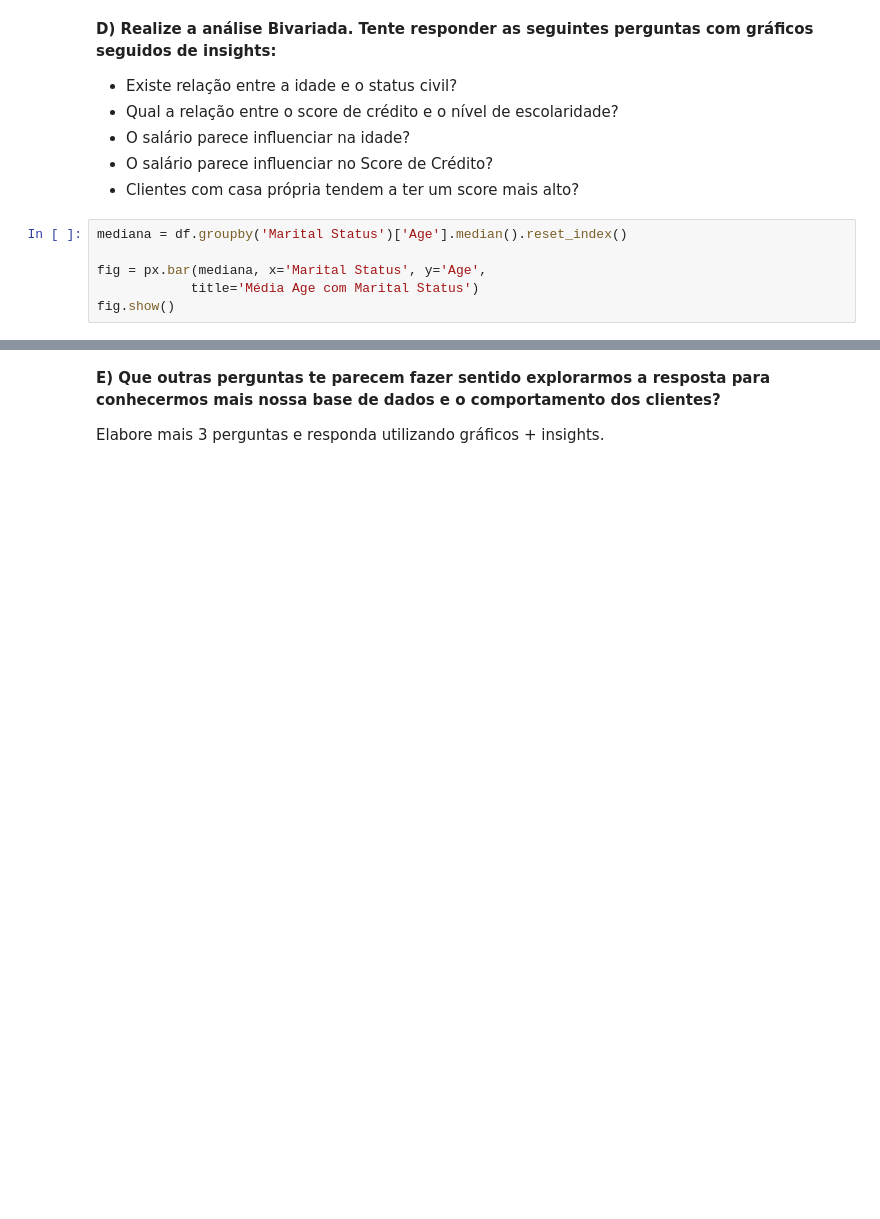
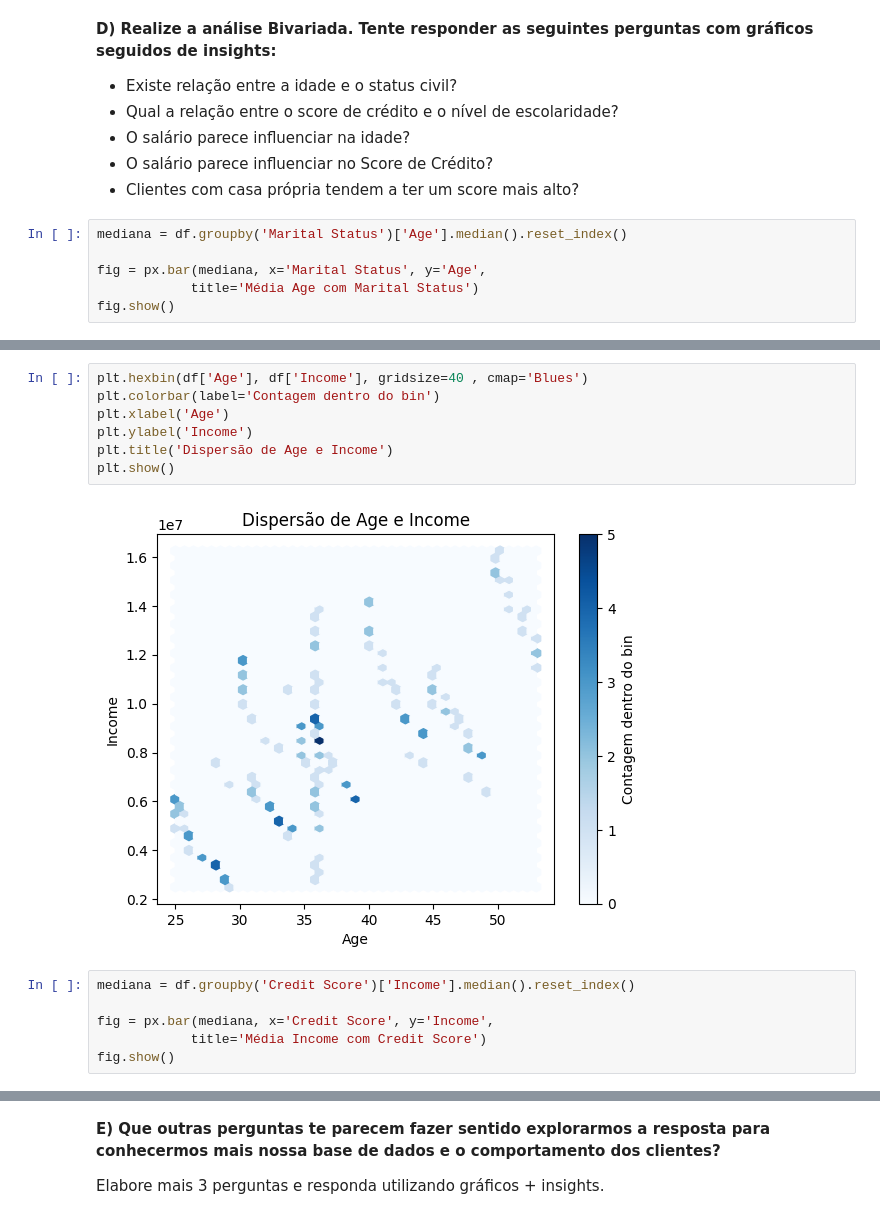
Before and after one commit to TierryW/Ciencia_de_Dados, a Jupyter notebook: Pre_Modelagem_3/Profissao Cientista de Dados M17 Projeto.ipynb, the cells around one changed output, grey strips where cells are left out. Cells and saved outputs as stored; diff of their text form; blank space fills up the shorter version.

```diff
--- a/Pre_Modelagem_3/Profissao Cientista de Dados M17 Projeto.ipynb
+++ b/Pre_Modelagem_3/Profissao Cientista de Dados M17 Projeto.ipynb
@@ -309,0 +323,15 @@ fig.show()
+# %%
+plt.hexbin(df['Age'], df['Income'], gridsize=40 , cmap='Blues')
+plt.colorbar(label='Contagem dentro do bin')
+plt.xlabel('Age')
+plt.ylabel('Income')
+plt.title('Dispersão de Age e Income')
+plt.show()
+# %% [output]
+[figure, added]
+# %%
+mediana = df.groupby('Credit Score')['Income'].median().reset_index()
+
+fig = px.bar(mediana, x='Credit Score', y='Income',
+            title='Média Income com Credit Score')
+fig.show()
```
Also changed, not shown: parts of 7 cells of this notebook.
